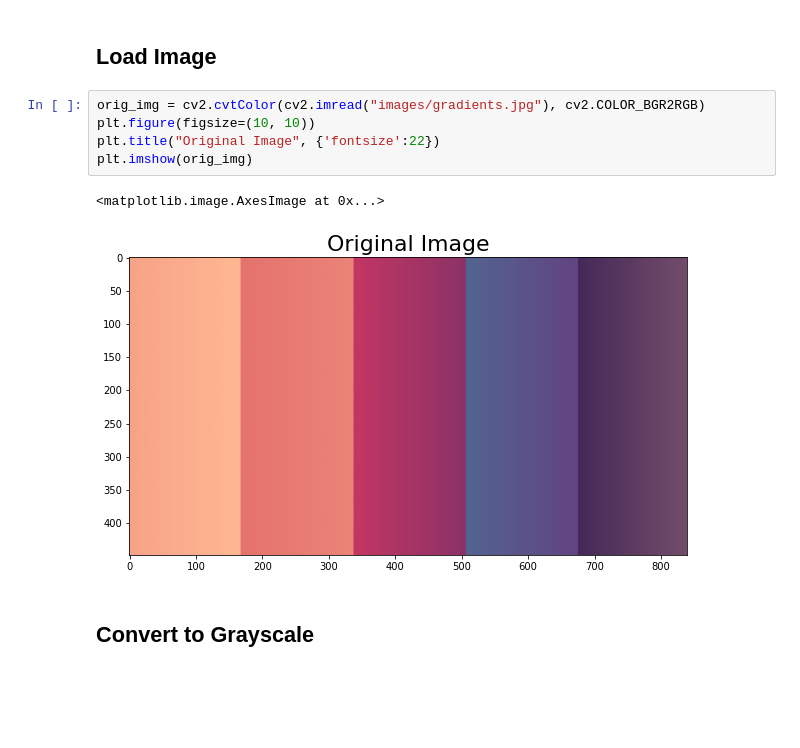
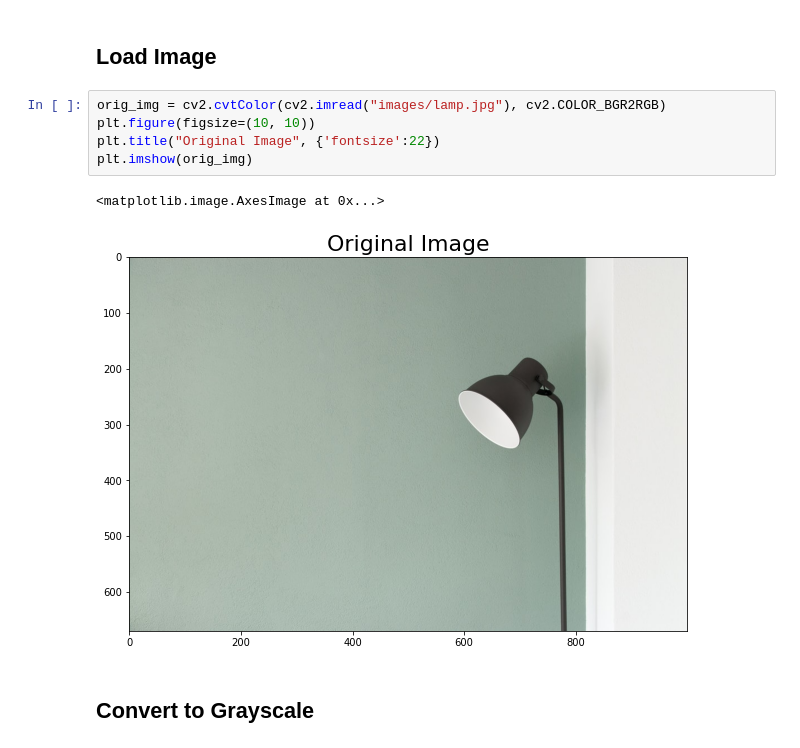
Before and after one commit to Dhernandeznater/cs445FinalProject, a Jupyter notebook: ImageColorization.ipynb, the cells around one changed output. Cells and saved outputs as stored; diff of their text form; blank space fills up the shorter version.

```diff
--- a/ImageColorization.ipynb
+++ b/ImageColorization.ipynb
@@ -15,13 +15,13 @@ import matplotlib.pyplot as plt
 # %% [markdown]
 ## Load Image
 # %%
-orig_img = cv2.cvtColor(cv2.imread("images/gradients.jpg"), cv2.COLOR_BGR2RGB)
+orig_img = cv2.cvtColor(cv2.imread("images/lamp.jpg"), cv2.COLOR_BGR2RGB)
 plt.figure(figsize=(10, 10))
 plt.title("Original Image", {'fontsize':22})
 plt.imshow(orig_img)
 # %% [output]
 <matplotlib.image.AxesImage at 0x...>
-[figure, old version]
+[figure, new version]
 # %% [markdown]
 ## Convert to Grayscale
 # %%
```
Also changed, not shown: parts of 16 cells of this notebook, 1 other file.
